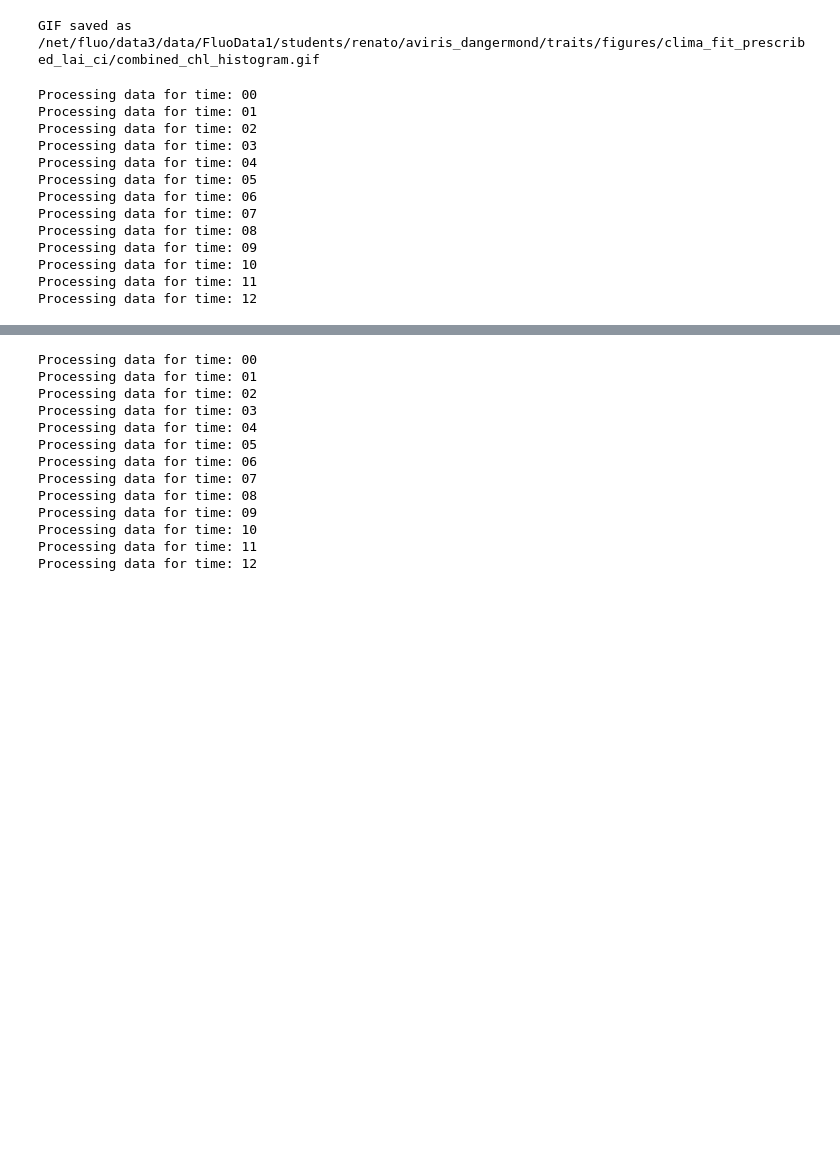
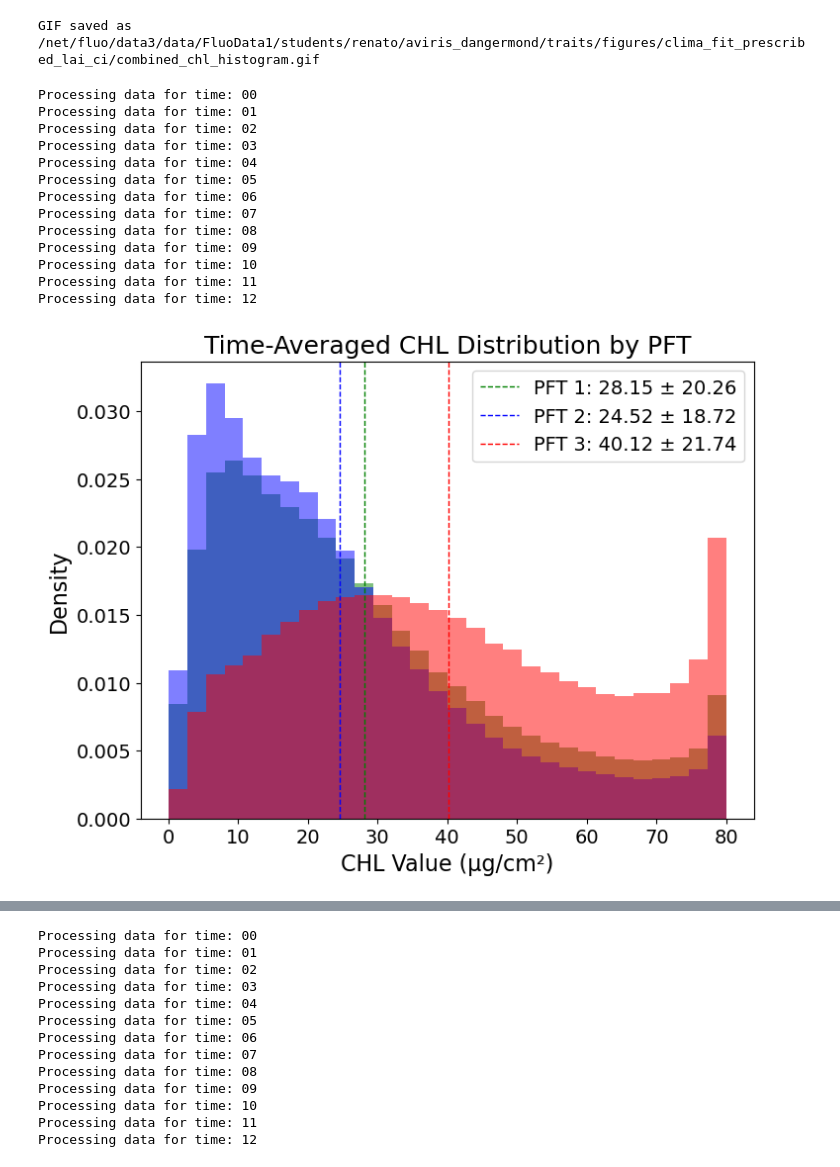
Before and after one commit to braghiere/shift_dangermond_trait, a Jupyter notebook: notebooks/pft_trait_map_all_fit_prescribed_lai_ci.ipynb, the cells around one changed output, grey strips where cells are left out. Saved outputs shown, nothing was run; the diff lists cells and outputs as text; code cells hidden in the pictures; blank space fills up the shorter version.

Commit message:
Add updated figures

```diff
--- a/notebooks/pft_trait_map_all_fit_prescribed_lai_ci.ipynb
+++ b/notebooks/pft_trait_map_all_fit_prescribed_lai_ci.ipynb
@@ -1865,10 +1865,10 @@ for time in times:
     print(f'Processing data for time: {time}')
 
     # Load datasets for the current time
-    chl_ds = xr.open_dataset(f'/net/fluo/data3/data/FluoData1/students/renato/aviris_dangermond/traits/datasets/clima_fit_prescribed_lai_ci/chl_aviris_dangermond_clima_fit_time_{time}_reg.nc')
-    lai_ds = xr.open_dataset(f'/net/fluo/data3/data/FluoData1/students/renato/aviris_dangermond/traits/datasets/clima_fit_prescribed_lai_ci/lwc_aviris_dangermond_clima_fit_time_{time}_reg.nc')
-    lma_ds = xr.open_dataset(f'/net/fluo/data3/data/FluoData1/students/renato/aviris_dangermond/traits/datasets/clima_fit_prescribed_lai_ci/lma_aviris_dangermond_clima_fit_time_{time}_reg.nc')
-    pft_ds = xr.open_dataset(f'../California_Vegetation_WHRTYPE_Dangermond/output_latlon.nc')
+    chl_ds = xr.open_dataset(f'/home/renatob/data/FluoData1/aviris_dangermond/traits/datasets/clima_fit_prescribed_lai_ci/chl_aviris_dangermond_clima_fit_time_{time}_reg.nc')
+    lai_ds = xr.open_dataset(f'/home/renatob/data/FluoData1/aviris_dangermond/traits/datasets/clima_fit_prescribed_lai_ci/lwc_aviris_dangermond_clima_fit_time_{time}_reg.nc')
+    lma_ds = xr.open_dataset(f'/home/renatob/data/FluoData1/aviris_dangermond/traits/datasets/clima_fit_prescribed_lai_ci/lma_aviris_dangermond_clima_fit_time_{time}_reg.nc')
+    pft_ds = xr.open_dataset(f'/home/renatob/data/FluoData1/aviris_dangermond/California_Vegetation_WHRTYPE_Dangermond/output_latlon.nc')
 
     # Extract data
     chl_values = chl_ds['chl'].values.flatten()
@@ -1911,31 +1911,33 @@ def plot_time_averaged_histogram(data_accumulator, trait, colors, pft_categories
         # Legend without units
         legend_labels.append(f'PFT {pft-1}: {avg:.2f} ± {std:.2f}' if trait == 'lma' else f'PFT {pft-1}: {avg:.2f} ± {std:.2f}')
 
     # Set units for x-axis label
     unit = 'μg/cm²' if trait == 'chl' else ('mol/m²' if trait == 'lwc' else 'g/m²')
     plt.title(f'Time-Averaged {trait.upper()} Distribution by PFT', fontsize=18)
     plt.xlabel(f'{trait.upper()} Value ({unit})', fontsize=16)
     plt.ylabel('Density', fontsize=16)
     plt.legend(legend_labels, fontsize=14)
     plt.xticks(fontsize=14)
     plt.yticks(fontsize=14)
-    plt.savefig(f'/net/fluo/data3/data/FluoData1/students/renato/aviris_dangermond/traits/figures/clima_fit_prescribed_lai_ci/time_averaged_{trait}_distribution_by_pft.png',dpi=300)
+    plt.show()
+    #plt.savefig(f'/net/fluo/data3/data/FluoData1/students/renato/aviris_dangermond/traits/figures/clima_fit_prescribed_lai_ci/time_averaged_{trait}_distribution_by_pft.png',dpi=300)
     plt.close()
 
 # Plot for each trait
 for trait in ['chl', 'lwc', 'lma']:
     plot_time_averaged_histogram(data_accumulator, trait, colors, pft_categories)
 # %% [output]
 Processing data for time: 00
 Processing data for time: 01
 Processing data for time: 02
 Processing data for time: 03
 Processing data for time: 04
 Processing data for time: 05
 Processing data for time: 06
 Processing data for time: 07
 Processing data for time: 08
 Processing data for time: 09
 Processing data for time: 10
 Processing data for time: 11
 Processing data for time: 12
+[figure, added]
```
Also changed, not shown: parts of 2 cells of this notebook, 35 other files.
